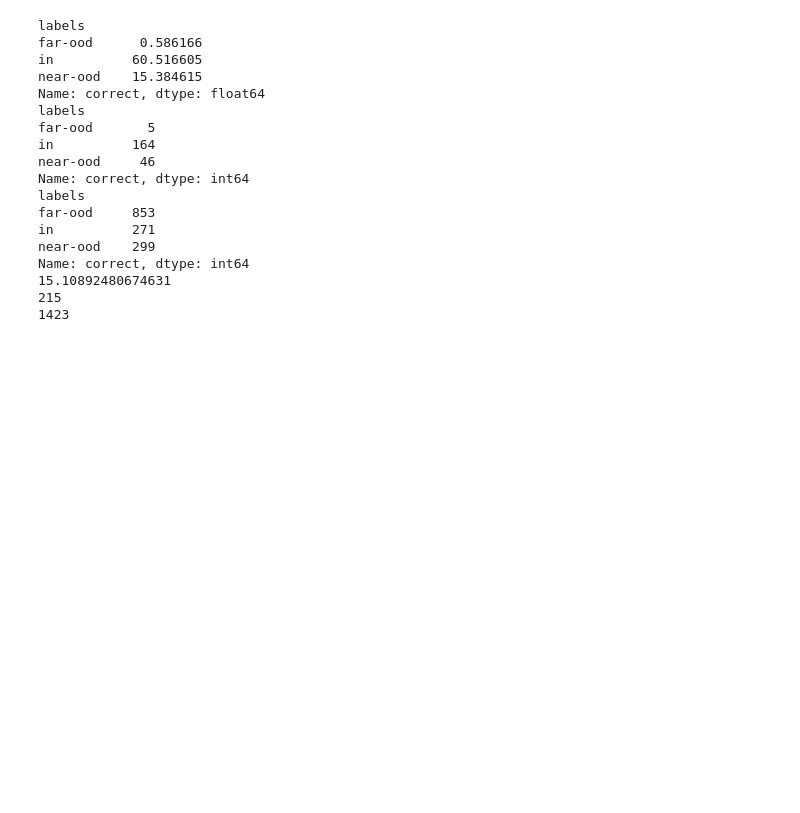
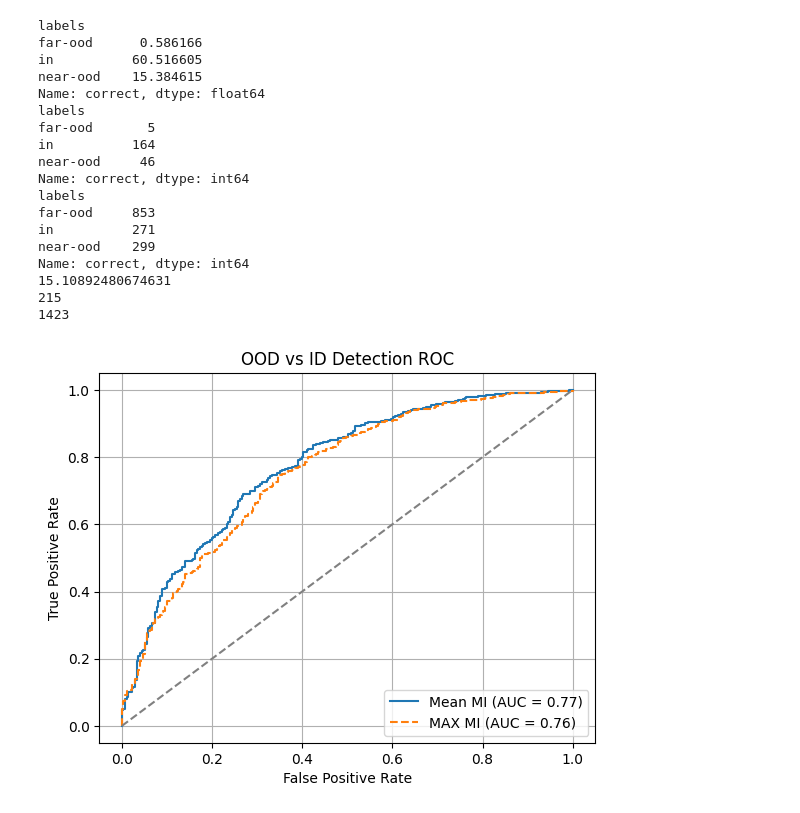
Before and after one commit to dries02/cbqa-ood, a Jupyter notebook: notebooks/results.ipynb, the cells around one changed output. Drawn from its saved outputs; the diff is of its cells as text; code cells hidden in the pictures; blank space fills up the shorter version.

Commit message:
added token-level uncertainty, to do list

```diff
--- a/notebooks/results.ipynb
+++ b/notebooks/results.ipynb
@@ -179,3 +179,35 @@ Name: correct, dtype: int64
 15.10892480674631
 215
 1423
+# %%
+dataset = "webquestions"
+model = "mcdropout"
+
+base_path = Path("../results") / dataset / f"{model}-large-token.jsonl"
+df = pd.read_json(base_path, lines=True)
+
+y_true  = (df["labels"] != "in").astype(int)
+
+y_score1 = df["mean_mi"]
+fpr1, tpr1, _ = roc_curve(y_true, y_score1)
+roc_auc1     = auc(fpr1, tpr1)
+
+y_score2 = df["max_mi"]
+fpr2, tpr2, _ = roc_curve(y_true, y_score2)
+roc_auc2     = auc(fpr2, tpr2)
+
+# plot both on one figure
+plt.plot(fpr1, tpr1, label=f"Mean MI (AUC = {roc_auc1:.2f})")
+plt.plot(fpr2, tpr2, label=f"MAX MI (AUC = {roc_auc2:.2f})", linestyle="--")
+
+# chance line
+plt.plot([0,1], [0,1], "--", color="gray")
+
+plt.xlabel("False Positive Rate")
+plt.ylabel("True Positive Rate")
+plt.title("OOD vs ID Detection ROC")
+plt.legend(loc="lower right")
+plt.grid(True)
+plt.show()
+# %% [output]
+[figure, added]
```
Also changed, not shown: parts of 6 cells of this notebook, 5 other files.
